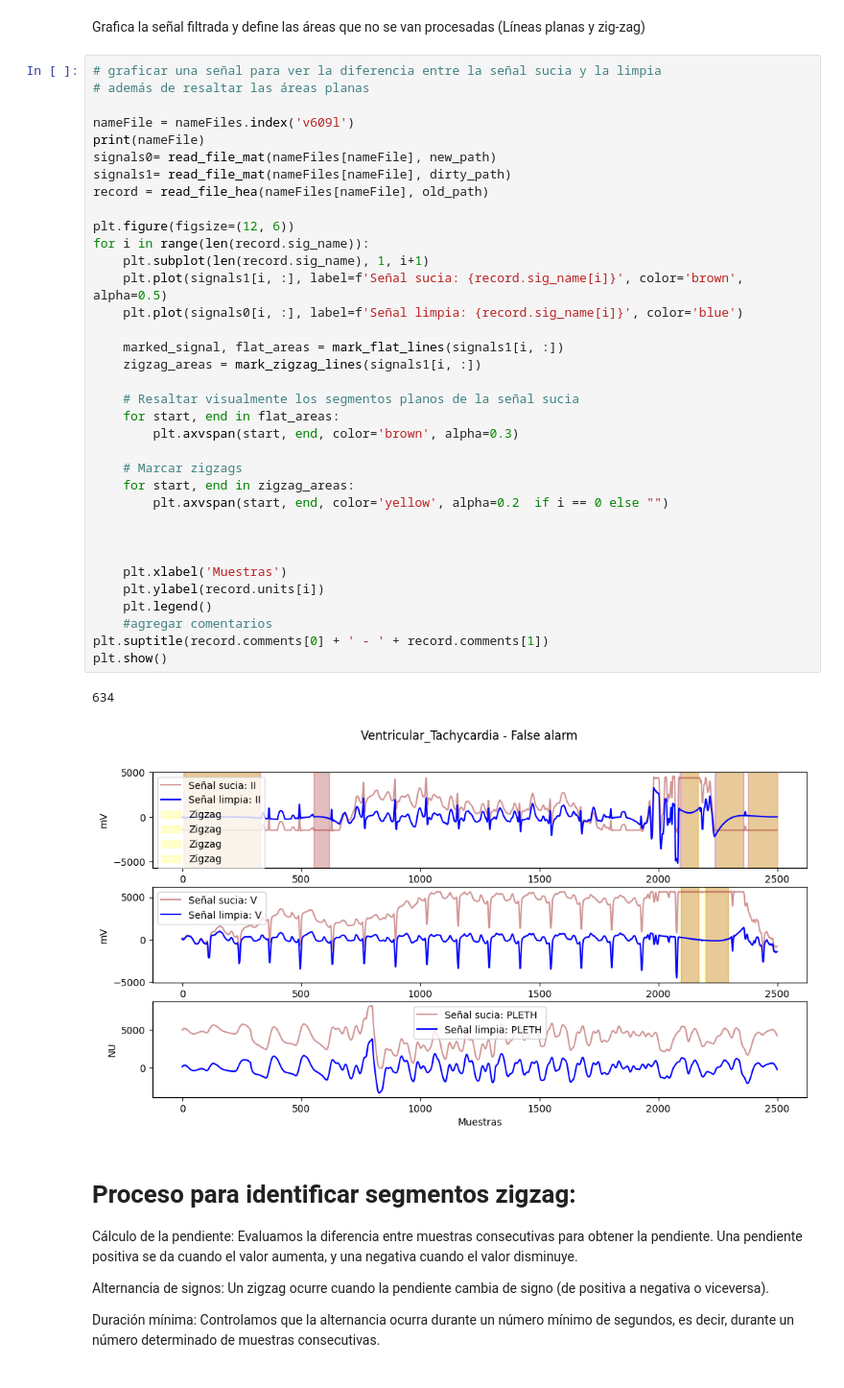
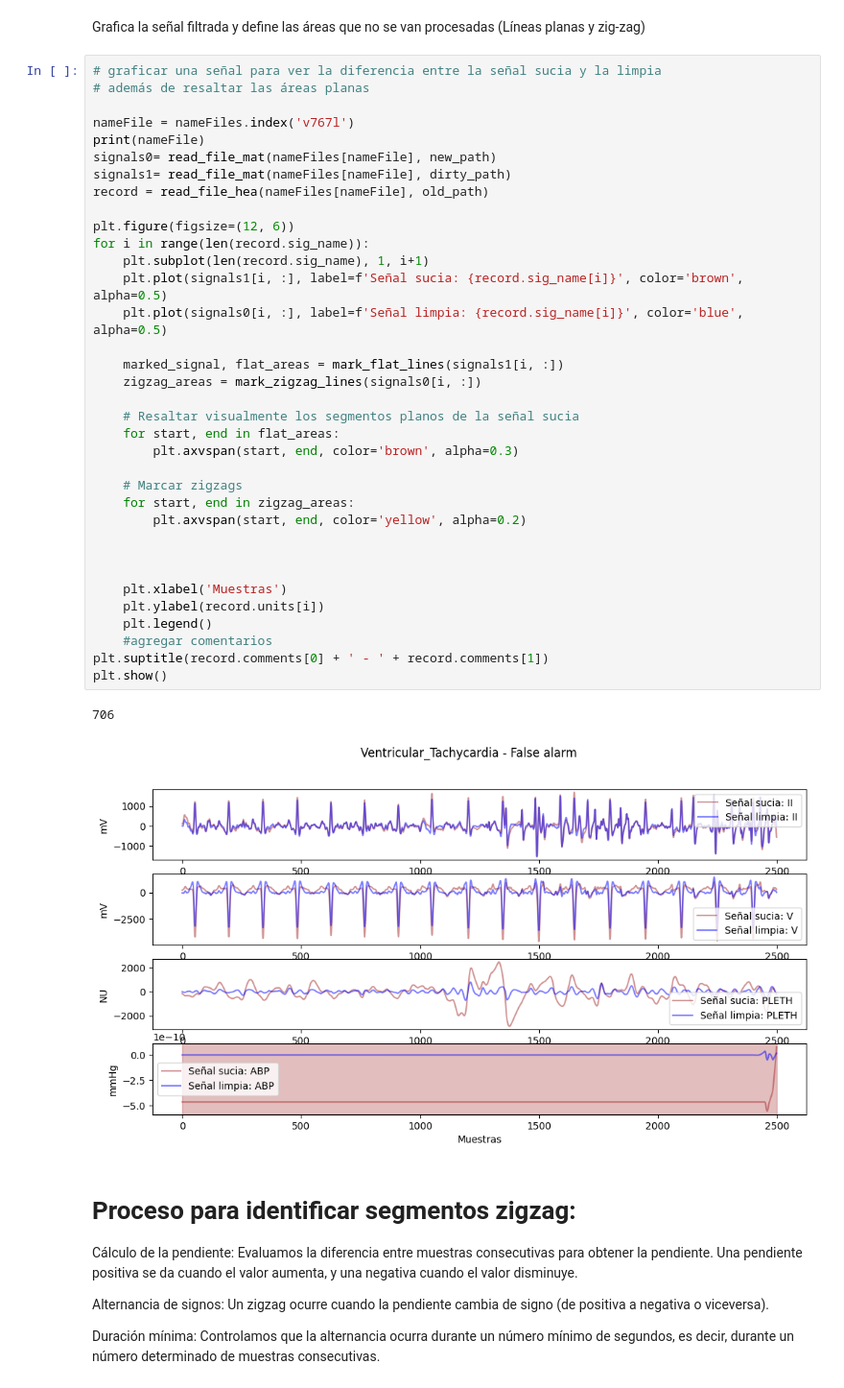
Before and after one commit to vynzk/UCIprojA-main, a Jupyter notebook: inform2.ipynb, the cells around one changed output. Shown at 96% size. Cells and saved outputs as stored; diff of their text form.

```diff
--- a/inform2.ipynb
+++ b/inform2.ipynb
@@ -241,40 +297,40 @@ Grafica la señal filtrada y define las áreas que no se van procesadas (Líneas
 # graficar una señal para ver la diferencia entre la señal sucia y la limpia
 # además de resaltar las áreas planas
 
-nameFile = nameFiles.index('v609l')
+nameFile = nameFiles.index('v767l')
 print(nameFile)
 signals0= read_file_mat(nameFiles[nameFile], new_path)
 signals1= read_file_mat(nameFiles[nameFile], dirty_path)
 record = read_file_hea(nameFiles[nameFile], old_path)
 
 plt.figure(figsize=(12, 6))
 for i in range(len(record.sig_name)):
     plt.subplot(len(record.sig_name), 1, i+1)
     plt.plot(signals1[i, :], label=f'Señal sucia: {record.sig_name[i]}', color='brown', alpha=0.5)
-    plt.plot(signals0[i, :], label=f'Señal limpia: {record.sig_name[i]}', color='blue')
+    plt.plot(signals0[i, :], label=f'Señal limpia: {record.sig_name[i]}', color='blue', alpha=0.5)
 
     marked_signal, flat_areas = mark_flat_lines(signals1[i, :])
-    zigzag_areas = mark_zigzag_lines(signals1[i, :])
+    zigzag_areas = mark_zigzag_lines(signals0[i, :])
 
     # Resaltar visualmente los segmentos planos de la señal sucia
     for start, end in flat_areas:
         plt.axvspan(start, end, color='brown', alpha=0.3)
 
     # Marcar zigzags
     for start, end in zigzag_areas:
-        plt.axvspan(start, end, color='yellow', alpha=0.2  if i == 0 else "")
+        plt.axvspan(start, end, color='yellow', alpha=0.2)
 
 
 
     plt.xlabel('Muestras')
     plt.ylabel(record.units[i])
     plt.legend()
     #agregar comentarios
 plt.suptitle(record.comments[0] + ' - ' + record.comments[1])
 plt.show()
 # %% [output]
-634
+706
-[figure, old version]
+[figure, new version]
 # %% [markdown]
 # Proceso para identificar segmentos zigzag:
 Cálculo de la pendiente: Evaluamos la diferencia entre muestras consecutivas para obtener la pendiente. Una pendiente positiva se da cuando el valor aumenta, y una negativa cuando el valor disminuye.
```
Also changed, not shown: parts of 2 cells of this notebook.
